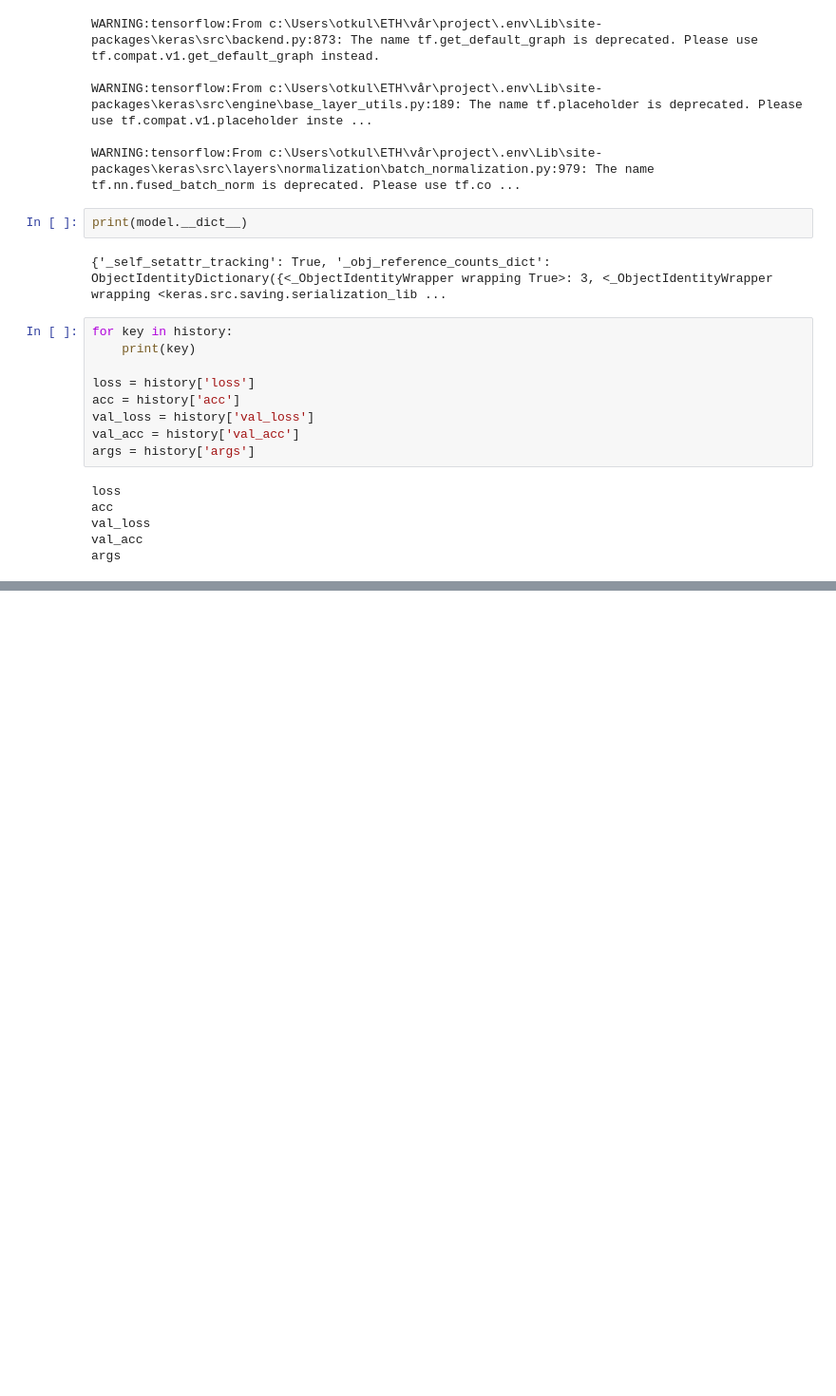
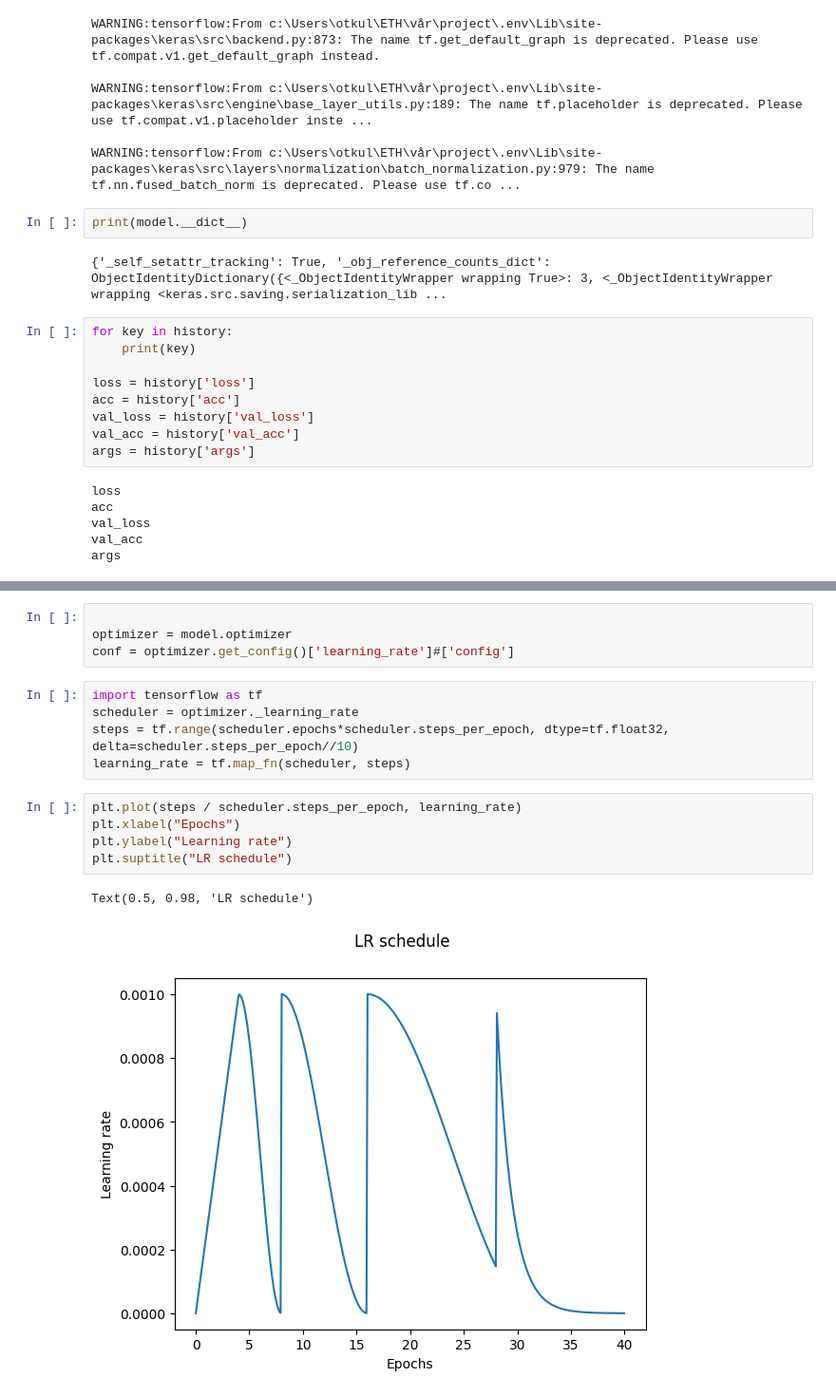
Before and after one commit to otkulseng/PELICAN, a Jupyter notebook: analysis.ipynb, the cells around one changed output, grey strips where cells are left out. Shown at 95% size. Cells and saved outputs as stored; diff of their text form; blank space fills up the shorter version.

```diff
--- a/analysis.ipynb
+++ b/analysis.ipynb
@@ -74,0 +75,17 @@ plt.legend()
+# %%
+
+optimizer = model.optimizer
+conf = optimizer.get_config()['learning_rate']#['config']
+# %%
+import tensorflow as tf
+scheduler = optimizer._learning_rate
+steps = tf.range(scheduler.epochs*scheduler.steps_per_epoch, dtype=tf.float32, delta=scheduler.steps_per_epoch//10)
+learning_rate = tf.map_fn(scheduler, steps)
+# %%
+plt.plot(steps / scheduler.steps_per_epoch, learning_rate)
+plt.xlabel("Epochs")
+plt.ylabel("Learning rate")
+plt.suptitle("LR schedule")
+# %% [output]
+Text(0.5, 0.98, 'LR schedule')
+[figure, added]
```
Also changed, not shown: parts of 4 cells of this notebook, 23 other files.
